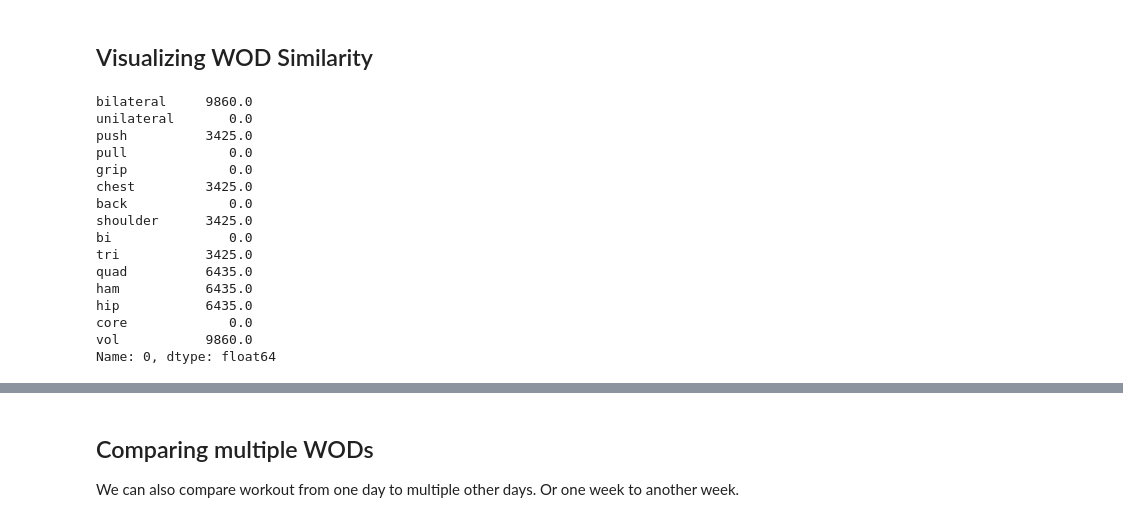
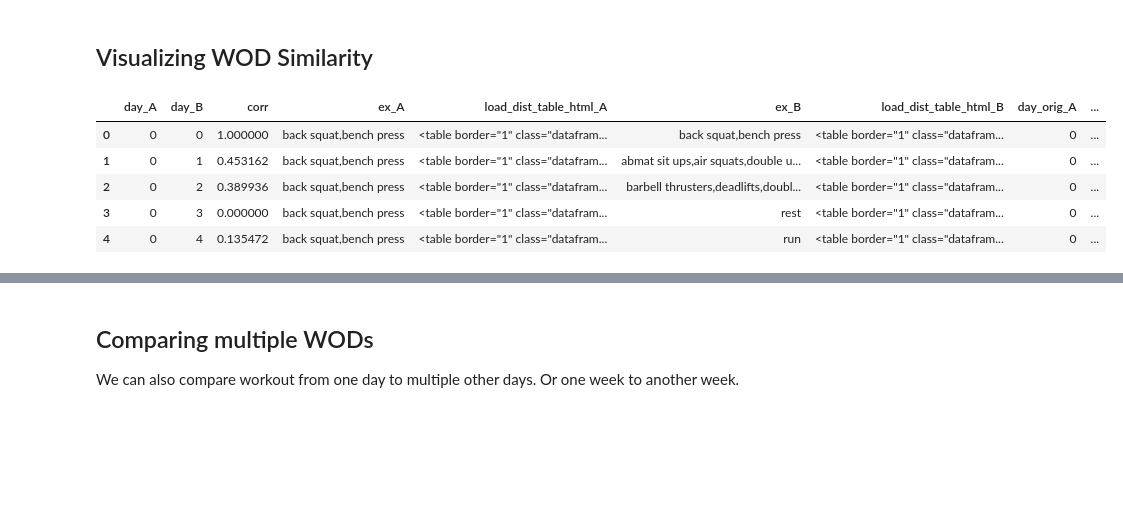
Before and after one commit to AI-AF/autowod, a Jupyter notebook: notebooks/hnlog.ipynb, the cells around one changed output, grey strips where cells are left out. Drawn from its saved outputs; the diff is of its cells as text; code cells hidden in the pictures; blank space fills up the shorter version.

```diff
--- a/notebooks/hnlog.ipynb
+++ b/notebooks/hnlog.ipynb
@@ -95,8 +109,8 @@ Index(['deathby', 'master', 'time', 'task', 'gymnastics', 'mmetcon', 'wtlft',
 # Compare pairwise WOD `dCorr` values
 # %%
 cors = []
-for i in range(df.index.max()[0]+1):
-    for j in range(df.index.max()[0]+1):
+for i in df.index.levels[0]:
+    for j in df.index.levels[0]:
         cor = dcor.distance_correlation(
             df.query(f'day=={i}').iloc[:,:-1].T,
             df.query(f'day=={j}').iloc[:,:-1].T
@@ -113,32 +125,36 @@ df_ex = df.reset_index().groupby('day').agg(lambda col: ','.join(col))
-# %%
-df.reset_index().groupby('day').sum().iloc[0,7:]
-# %% [output]
-bilateral     9860.0
-unilateral       0.0
-push          3425.0
-pull             0.0
-grip             0.0
-chest         3425.0
-back             0.0
-shoulder      3425.0
-bi               0.0
-tri           3425.0
-quad          6435.0
-ham           6435.0
-hip           6435.0
-core             0.0
-vol           9860.0
-Name: 0, dtype: float64
-# %%
-load_dist = []
-
-for i in df_ex.index:
-    load_dist.append(round(df.reset_index().groupby('day').sum().iloc[i,7:-1]/df.reset_index().groupby('day').sum().iloc[i]['vol'], 2).to_frame().T.to_html())
-
-df_ex['load_dist'] = load_dist
+# %%
+df_wod = df.reset_index().groupby('day').agg(lambda col: ','.join(col)).drop(columns=['dt'])
+
+load_dist_table_html = []
+for i in df_wod.index:
+    df_sum = df.reset_index().groupby('day').sum()
+    load_dist_table_html.append(
+        round(df_sum.iloc[i,11:-1]/df_sum.iloc[i]['vol'], 2).to_frame().T.to_html()
+        #+'\n'+
+        #round(df_sum.iloc[i,18:-1]/df_sum.iloc[i]['vol'], 2).to_frame().T.to_html()
+    )
+
+df_wod['load_dist_table_html'] = load_dist_table_html
 # %%
+df_dt_map = pd.DataFrame(df.index.levels[0:2]).T
+df_dt_map.columns = ['day_orig', 'date']
+
+
 df_corr_hm = df_corr.merge(
-    df_ex, how='left', left_on='day_A', right_on='day', suffixes=['_A', '_B']
+    df_wod, how='left', left_on='day_A', right_on='day', suffixes=['_A', '_B'], copy= False
 ).merge(
-    df_ex, how='left', left_on='day_B', right_on='day', suffixes=['_A', '_B']
-);
+    df_wod, how='left', left_on='day_B', right_on='day', suffixes=['_A', '_B'], copy = False
+).merge(
+    df_dt_map, how='left', left_on='day_A', right_on='day_orig', suffixes=['_A', '_B'], copy=False
+).merge(
+    df_dt_map, how='left', left_on='day_B', right_on='day_orig', suffixes=['_A', '_B'], copy=False
+)
+
+df_corr_hm.head()
+# %% [output]
+|  | day_A | day_B | corr | ex_A | load_dist_table_html_A | ex_B | load_dist_table_html_B | day_orig_A | ... |
+| 0 | 0 | 0 | 1.000000 | back squat,bench press | <table border="1" class="datafram... | back squat,bench press | <table border="1" class="datafram... | 0 | ... |
+| 1 | 0 | 1 | 0.453162 | back squat,bench press | <table border="1" class="datafram... | abmat sit ups,air squats,double u... | <table border="1" class="datafram... | 0 | ... |
+| 2 | 0 | 2 | 0.389936 | back squat,bench press | <table border="1" class="datafram... | barbell thrusters,deadlifts,doubl... | <table border="1" class="datafram... | 0 | ... |
+| 3 | 0 | 3 | 0.000000 | back squat,bench press | <table border="1" class="datafram... | rest | <table border="1" class="datafram... | 0 | ... |
+| 4 | 0 | 4 | 0.135472 | back squat,bench press | <table border="1" class="datafram... | run | <table border="1" class="datafram... | 0 | ... |
```
Also changed, not shown: parts of 20 cells of this notebook.
